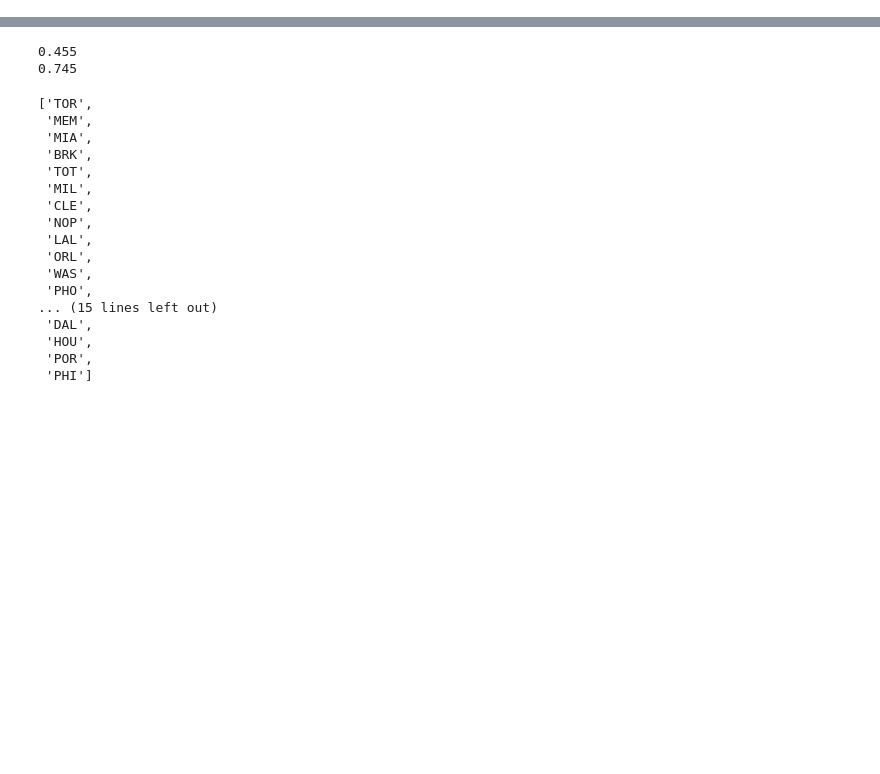
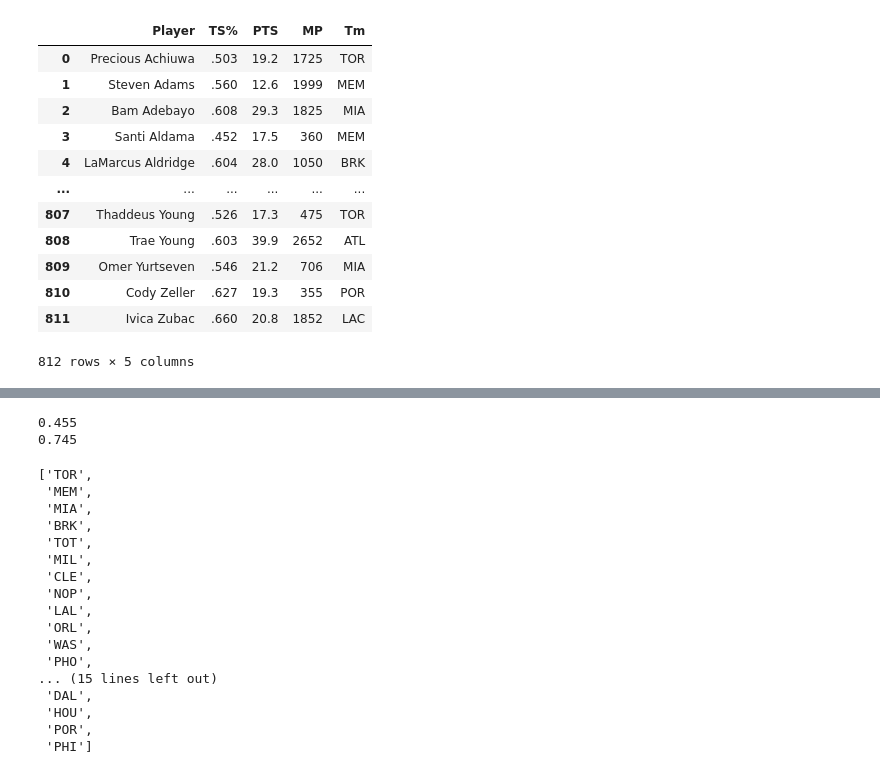
Before and after one commit to gabriel1200/public_data, a Jupyter notebook: true_shooting.ipynb, the cells around one changed output, grey strips where cells are left out. Saved outputs shown, nothing was run; the diff lists cells and outputs as text; code cells hidden in the pictures; blank space fills up the shorter version.

```diff
--- a/true_shooting.ipynb
+++ b/true_shooting.ipynb
@@ -32,3 +47,28 @@ def main(my_dict):
     team = my_dict['team']
     df = get_table()
     return df.to_dict()
+# %%
+link_1 ='https://www.basketball-reference.com/leagues/NBA_2022_per_poss.html#per_poss_stats'
+link_2 = 'https://www.basketball-reference.com/leagues/NBA_2022_advanced.html#advanced_stat'
+
+df = pd.read_html(link_1)[0]
+df_2 = pd.read_html(link_2)[0]
+
+#df_2 = df_2.dropna()
+# %%
+df = get_table(link_1,link_2)
+df
+# %% [output]
+|  | Player | TS% | PTS | MP | Tm |
+| 0 | Precious Achiuwa | .503 | 19.2 | 1725 | TOR |
+| 1 | Steven Adams | .560 | 12.6 | 1999 | MEM |
+| 2 | Bam Adebayo | .608 | 29.3 | 1825 | MIA |
+| 3 | Santi Aldama | .452 | 17.5 | 360 | MEM |
+| 4 | LaMarcus Aldridge | .604 | 28.0 | 1050 | BRK |
+| ... | ... | ... | ... | ... | ... |
+| 807 | Thaddeus Young | .526 | 17.3 | 475 | TOR |
+| 808 | Trae Young | .603 | 39.9 | 2652 | ATL |
+| 809 | Omer Yurtseven | .546 | 21.2 | 706 | MIA |
+| 810 | Cody Zeller | .627 | 19.3 | 355 | POR |
+| 811 | Ivica Zubac | .660 | 20.8 | 1852 | LAC |
+812 rows × 5 columns
```
Also changed, not shown: parts of 7 cells of this notebook.
